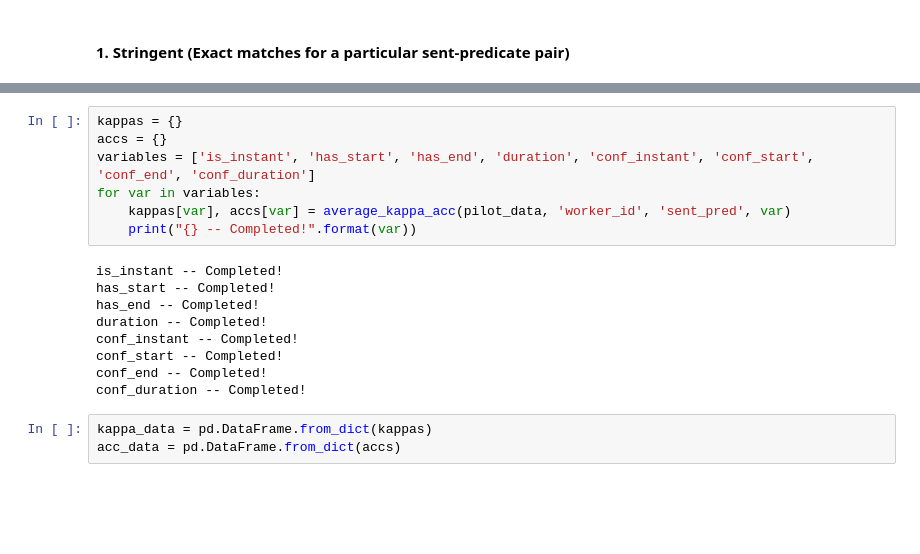
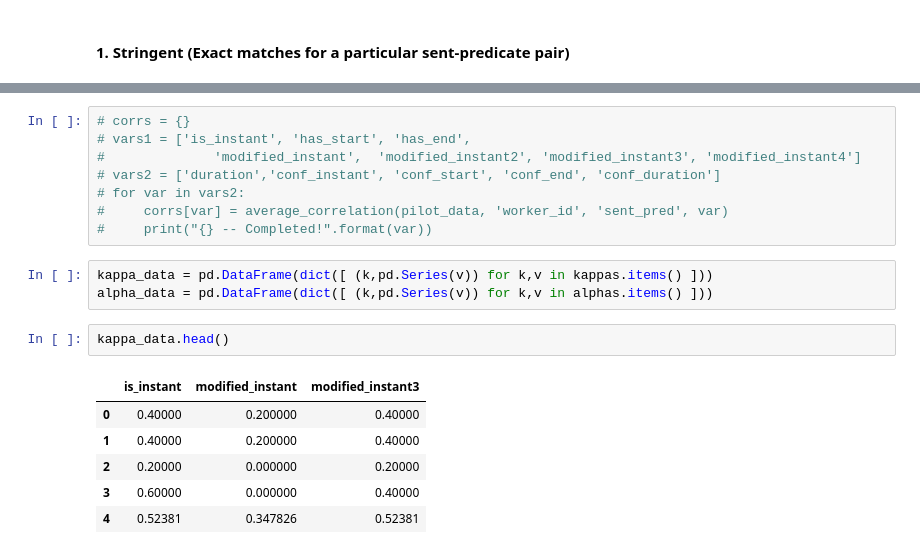
Before and after one commit to mdheller/factslab-protocols, a Jupyter notebook: Temporal_relations/testing_HIT/pilot_data_processing_v0.1.ipynb, the cells around one changed output, grey strips where cells are left out. Cells and saved outputs as stored; diff of their text form; blank space fills up the shorter version.

```diff
--- a/Temporal_relations/testing_HIT/pilot_data_processing_v0.1.ipynb
+++ b/Temporal_relations/testing_HIT/pilot_data_processing_v0.1.ipynb
@@ -213,19 +420,20 @@ def average_kappa_acc(data, worker_id, key_var, check_var):
 # %%
-kappas = {}
-accs = {}
-variables = ['is_instant', 'has_start', 'has_end', 'duration', 'conf_instant', 'conf_start', 'conf_end', 'conf_duration']
-for var in variables:
-    kappas[var], accs[var] = average_kappa_acc(pilot_data, 'worker_id', 'sent_pred', var)
-    print("{} -- Completed!".format(var))
+# corrs = {}
+# vars1 = ['is_instant', 'has_start', 'has_end',
+#              'modified_instant',  'modified_instant2', 'modified_instant3', 'modified_instant4']
+# vars2 = ['duration','conf_instant', 'conf_start', 'conf_end', 'conf_duration']
+# for var in vars2:
+#     corrs[var] = average_correlation(pilot_data, 'worker_id', 'sent_pred', var)
+#     print("{} -- Completed!".format(var))
-# %% [output]
-is_instant -- Completed!
-has_start -- Completed!
-has_end -- Completed!
-duration -- Completed!
-conf_instant -- Completed!
-conf_start -- Completed!
-conf_end -- Completed!
-conf_duration -- Completed!
-# %%
-kappa_data = pd.DataFrame.from_dict(kappas)
-acc_data = pd.DataFrame.from_dict(accs)
+# %%
+kappa_data = pd.DataFrame(dict([ (k,pd.Series(v)) for k,v in kappas.items() ]))
+alpha_data = pd.DataFrame(dict([ (k,pd.Series(v)) for k,v in alphas.items() ]))
+# %%
+kappa_data.head()
+# %% [output]
+|  | is_instant | modified_instant | modified_instant3 |
+| 0 | 0.40000 | 0.200000 | 0.40000 |
+| 1 | 0.40000 | 0.200000 | 0.40000 |
+| 2 | 0.20000 | 0.000000 | 0.20000 |
+| 3 | 0.60000 | 0.000000 | 0.40000 |
+| 4 | 0.52381 | 0.347826 | 0.52381 |
```
Also changed, not shown: parts of 20 cells of this notebook, 1 other file.
